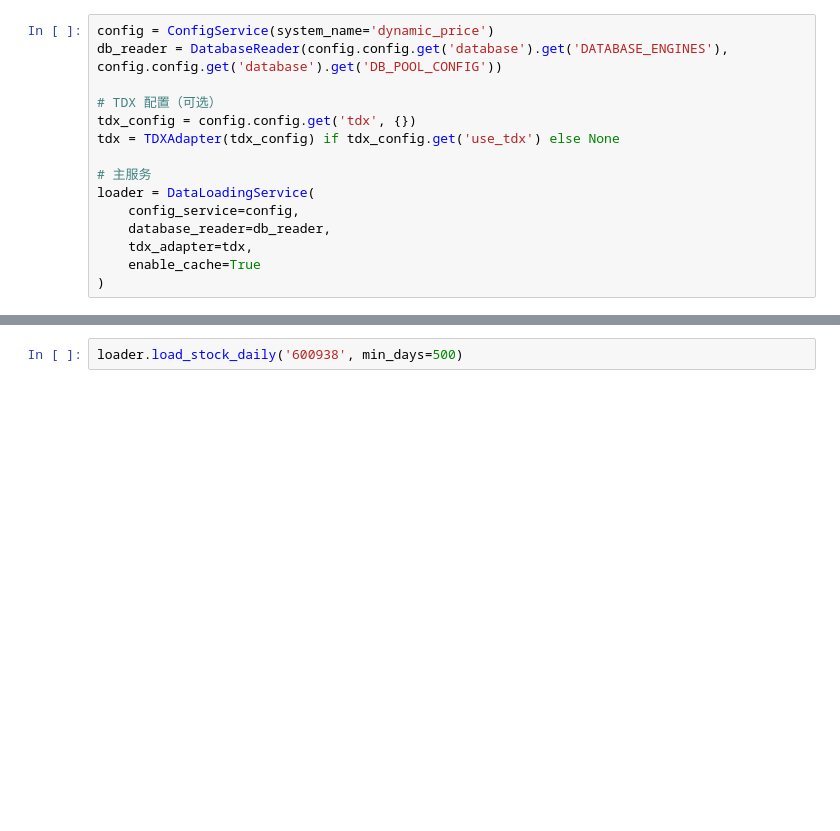
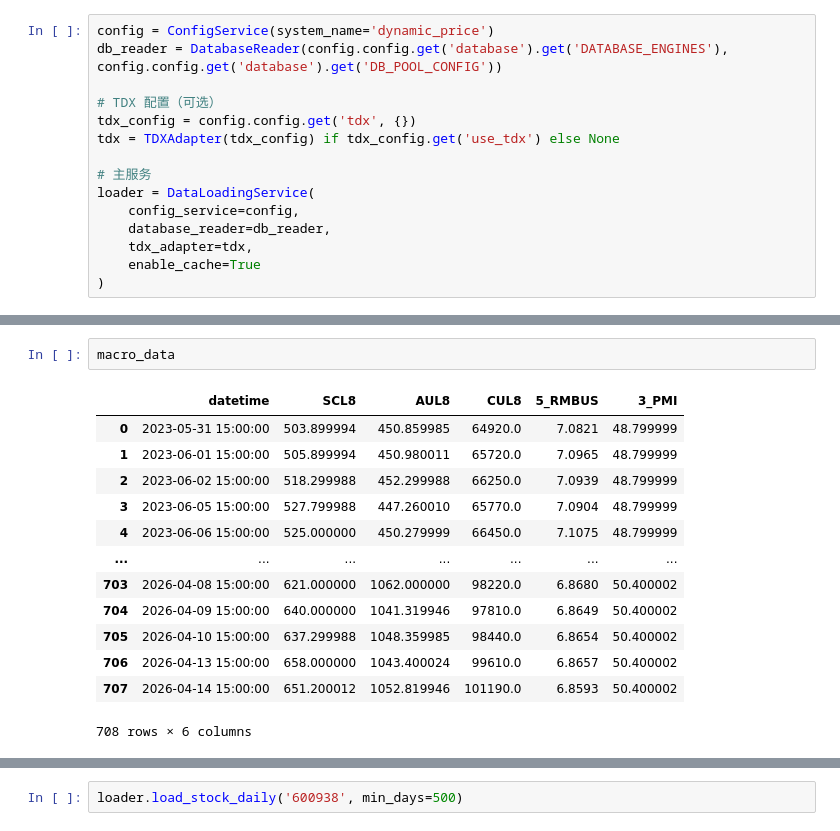
Before and after one commit to u588/app, a Jupyter notebook: AiStock/notebooks/02_数据加载测试.ipynb, the cells around one changed output, grey strips where cells are left out. Drawn from its saved outputs; the diff is of its cells as text; blank space fills up the shorter version.

```diff
--- a/AiStock/notebooks/02_数据加载测试.ipynb
+++ b/AiStock/notebooks/02_数据加载测试.ipynb
@@ -78,0 +208,16 @@ loader = DataLoadingService(
+# %%
+macro_data
+# %% [output]
+|  | datetime | SCL8 | AUL8 | CUL8 | 5_RMBUS | 3_PMI |
+| 0 | 2023-05-31 15:00:00 | 503.899994 | 450.859985 | 64920.0 | 7.0821 | 48.799999 |
+| 1 | 2023-06-01 15:00:00 | 505.899994 | 450.980011 | 65720.0 | 7.0965 | 48.799999 |
+| 2 | 2023-06-02 15:00:00 | 518.299988 | 452.299988 | 66250.0 | 7.0939 | 48.799999 |
+| 3 | 2023-06-05 15:00:00 | 527.799988 | 447.260010 | 65770.0 | 7.0904 | 48.799999 |
+| 4 | 2023-06-06 15:00:00 | 525.000000 | 450.279999 | 66450.0 | 7.1075 | 48.799999 |
+| ... | ... | ... | ... | ... | ... | ... |
+| 703 | 2026-04-08 15:00:00 | 621.000000 | 1062.000000 | 98220.0 | 6.8680 | 50.400002 |
+| 704 | 2026-04-09 15:00:00 | 640.000000 | 1041.319946 | 97810.0 | 6.8649 | 50.400002 |
+| 705 | 2026-04-10 15:00:00 | 637.299988 | 1048.359985 | 98440.0 | 6.8654 | 50.400002 |
+| 706 | 2026-04-13 15:00:00 | 658.000000 | 1043.400024 | 99610.0 | 6.8657 | 50.400002 |
+| 707 | 2026-04-14 15:00:00 | 651.200012 | 1052.819946 | 101190.0 | 6.8593 | 50.400002 |
+708 rows × 6 columns
```
Also changed, not shown: parts of 13 cells of this notebook, 9 other files.
